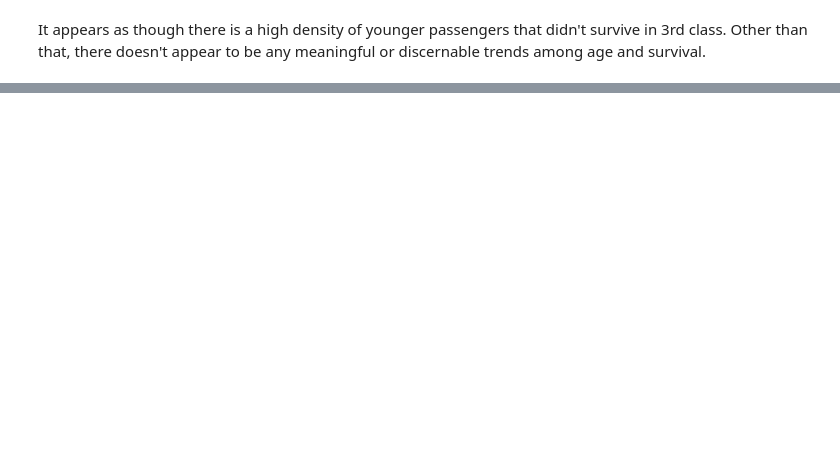
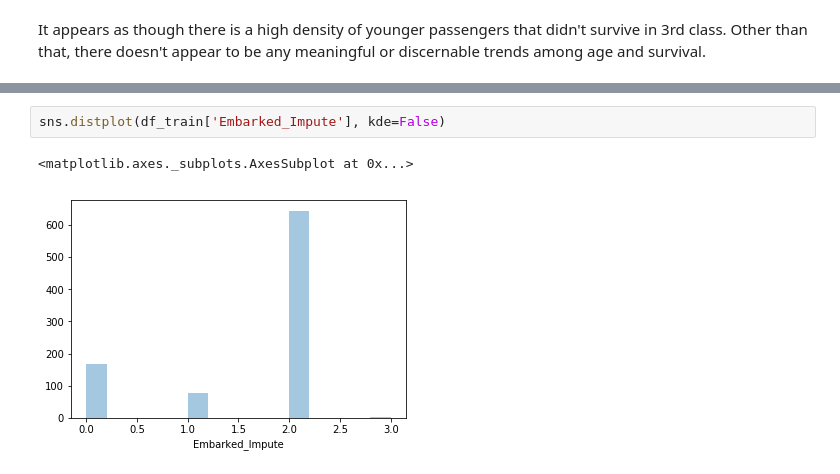
Before and after one commit to chadbartel/Data-Science-Projects, a Jupyter notebook: Titanic/Code/Model/Experiments/Experiment07/eda_titanic_07.ipynb, the cells around one changed output, grey strips where cells are left out. Saved outputs shown, nothing was run; the diff lists cells and outputs as text; blank space fills up the shorter version.

```diff
--- a/Titanic/Code/Model/Experiments/Experiment07/eda_titanic_07.ipynb
+++ b/Titanic/Code/Model/Experiments/Experiment07/eda_titanic_07.ipynb
@@ -728,0 +734,5 @@ It appears as though there is a high density of younger passengers that didn't s
+# %%
+sns.distplot(df_train['Embarked_Impute'], kde=False)
+# %% [output]
+<matplotlib.axes._subplots.AxesSubplot at 0x...>
+[figure, added]
```
Also changed, not shown: parts of 21 cells of this notebook.
